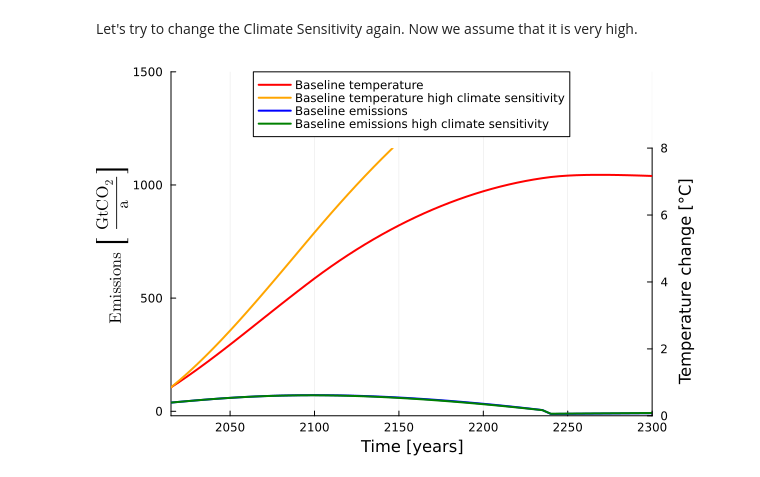
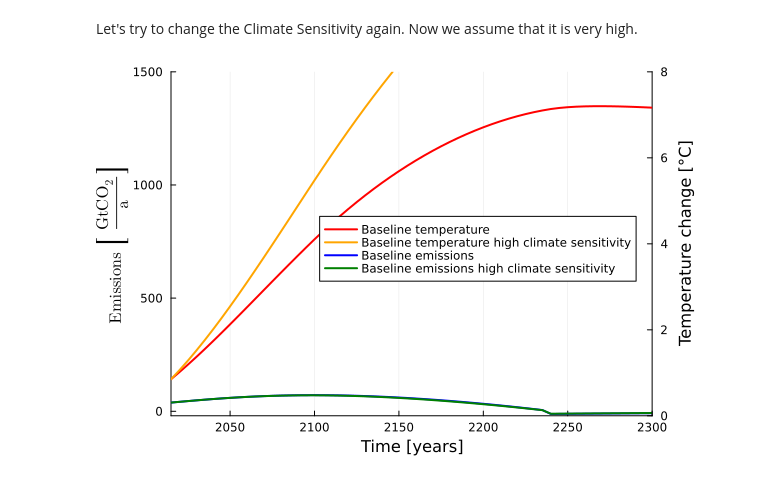
Before and after one commit to MaraikeS/adv_env_econ_24, a Jupyter notebook: modelling/plotting_results.ipynb, the cells around one changed output. Drawn from its saved outputs; the diff is of its cells as text; code cells hidden in the pictures.

Commit message:
Plots hinzugefügt

```diff
--- a/modelling/plotting_results.ipynb
+++ b/modelling/plotting_results.ipynb
@@ -111,12 +111,12 @@ T_highCS = m_highCS[:climatedynamics, :TATM];
 # %%
 pE = plot(timesteps, [E E_highCS], label=nothing, xlabel="Time [years]", ylabel=latexstring("\\mathrm{Emissions} \\ \\ \\left[\\frac{\\mathrm{Gt CO}_2}{\\mathrm{a}}\\right]"), color=[:blue :green], lw=2)
 pT = twinx()
 plot!(pT, timesteps, [T T_highCS], label=["Baseline temperature" "Baseline temperature high climate sensitivity"], color=[:red :orange], lw=2, ylabel="Temperature change [°C]")
 plot!(pT, [], [], label="Baseline emissions", linecolor=:blue, lw=2)
 plot!(pT, [], [], label="Baseline emissions high climate sensitivity", linecolor=:green, lw=2)
 xlims!((2015, 2300))
 ylims!(pE, (-20, 1500))
 ylims!(pT, (0, 8))
-plot!(pT, legend=:outertop, legendcolumns=1)
+plot!(pT, legend=:right, legendcolumns=1)
 # %% [output]
-[figure, old version]
+[figure, new version]
```
